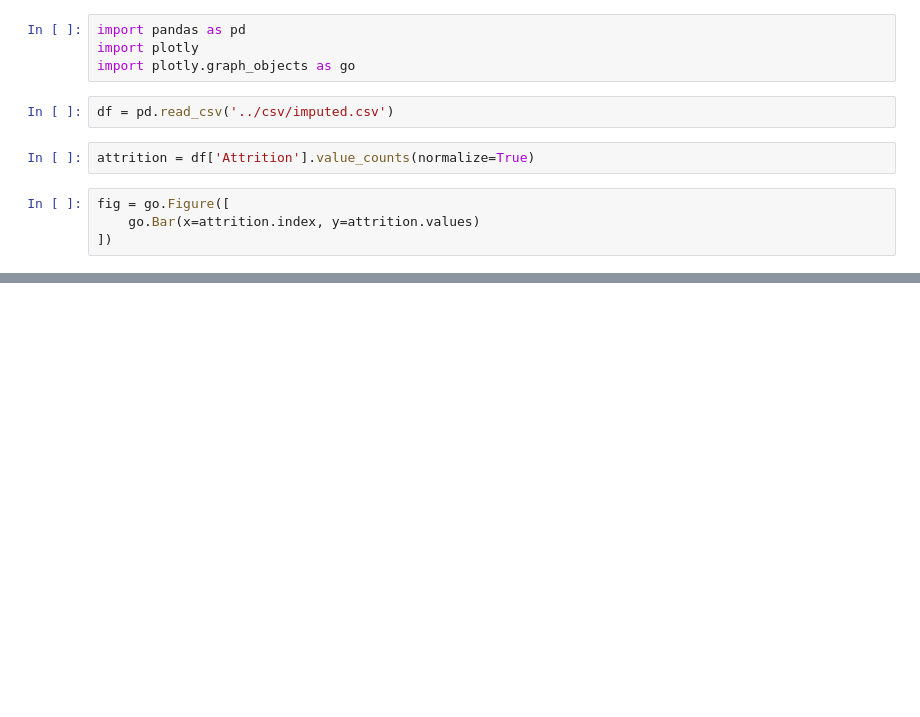
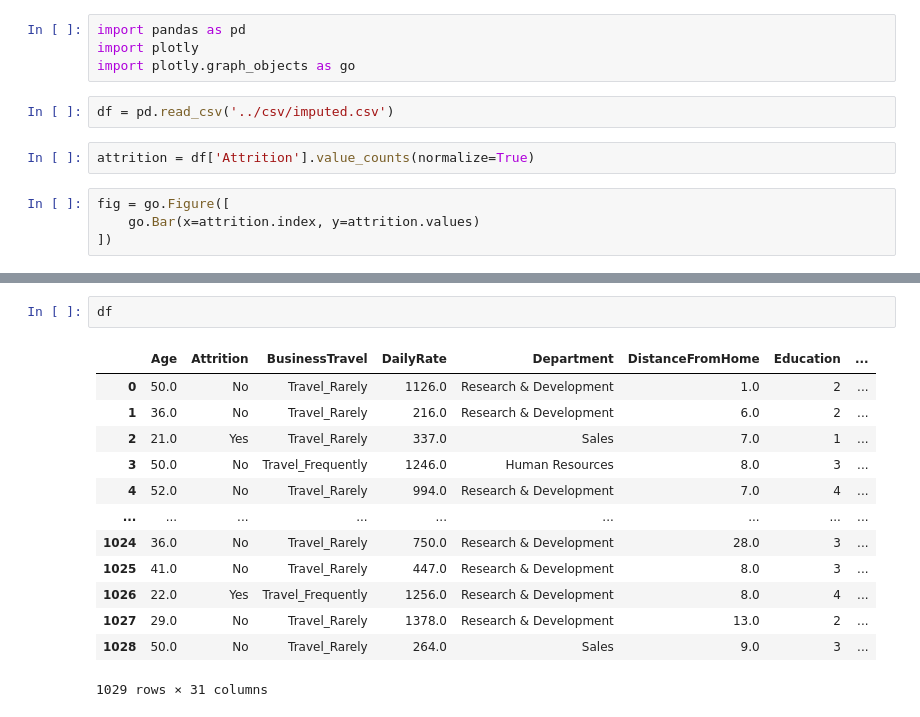
Before and after one commit to ariandy/final, a Jupyter notebook: flask/Untitled.ipynb, the cells around one changed output, grey strips where cells are left out. Drawn from its saved outputs; the diff is of its cells as text; blank space fills up the shorter version.

```diff
--- a/flask/Untitled.ipynb
+++ b/flask/Untitled.ipynb
@@ -17,0 +82,16 @@ fig.show()
+# %%
+df
+# %% [output]
+|  | Age | Attrition | BusinessTravel | DailyRate | Department | DistanceFromHome | Education | ... |
+| 0 | 50.0 | No | Travel_Rarely | 1126.0 | Research & Development | 1.0 | 2 | ... |
+| 1 | 36.0 | No | Travel_Rarely | 216.0 | Research & Development | 6.0 | 2 | ... |
+| 2 | 21.0 | Yes | Travel_Rarely | 337.0 | Sales | 7.0 | 1 | ... |
+| 3 | 50.0 | No | Travel_Frequently | 1246.0 | Human Resources | 8.0 | 3 | ... |
+| 4 | 52.0 | No | Travel_Rarely | 994.0 | Research & Development | 7.0 | 4 | ... |
+| ... | ... | ... | ... | ... | ... | ... | ... | ... |
+| 1024 | 36.0 | No | Travel_Rarely | 750.0 | Research & Development | 28.0 | 3 | ... |
+| 1025 | 41.0 | No | Travel_Rarely | 447.0 | Research & Development | 8.0 | 3 | ... |
+| 1026 | 22.0 | Yes | Travel_Frequently | 1256.0 | Research & Development | 8.0 | 4 | ... |
+| 1027 | 29.0 | No | Travel_Rarely | 1378.0 | Research & Development | 13.0 | 2 | ... |
+| 1028 | 50.0 | No | Travel_Rarely | 264.0 | Sales | 9.0 | 3 | ... |
+1029 rows × 31 columns
```
Also changed, not shown: parts of 7 cells of this notebook, 13 other files.
